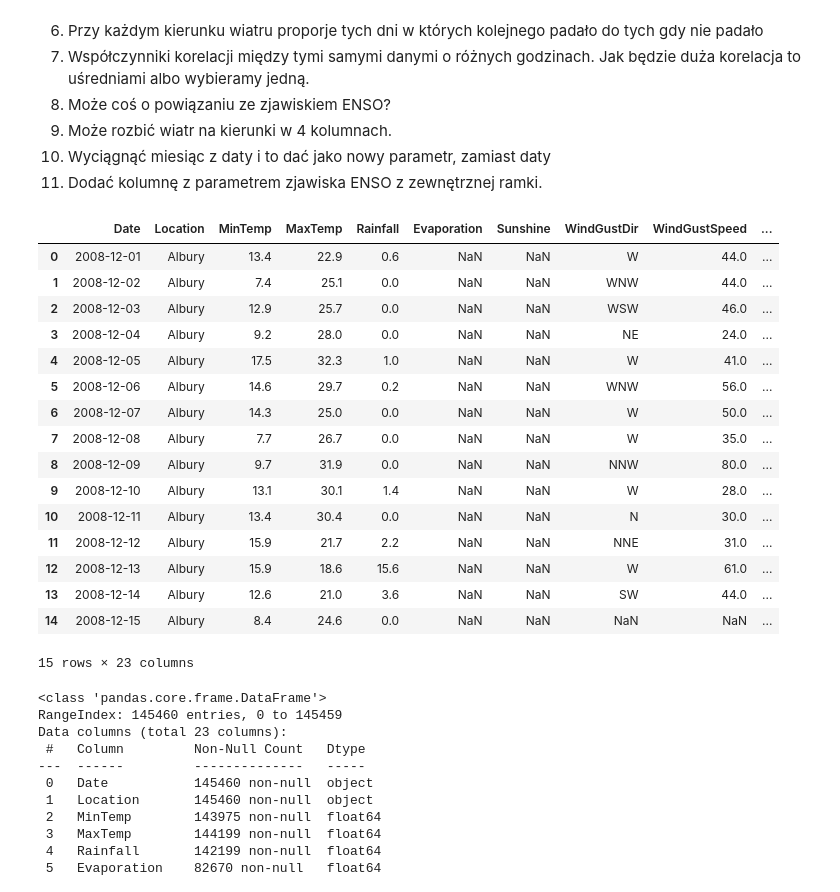
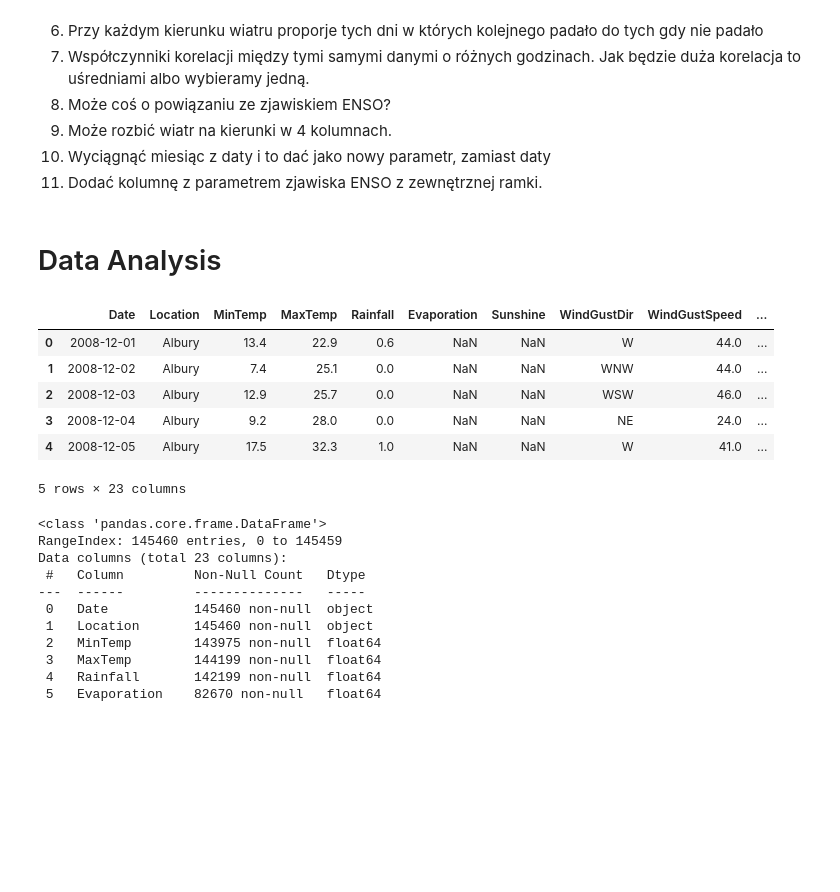
Before and after one commit to zielinskim04/IntroductionToMachineLearning, a Jupyter notebook: projekt_1.ipynb, the cells around one changed output. Drawn from its saved outputs; the diff is of its cells as text; code cells hidden in the pictures; blank space fills up the shorter version.

```diff
--- a/projekt_1.ipynb
+++ b/projekt_1.ipynb
@@ -20,22 +21,15 @@ data = pd.read_csv('weatherAUS.csv')
+# %%
+df = pd.read_csv('weatherAUS.csv')
+# %% [markdown]
+# Data Analysis
 # %%
-data.head(15)
-#data.tail()
+df.head()
 # %% [output]
 |  | Date | Location | MinTemp | MaxTemp | Rainfall | Evaporation | Sunshine | WindGustDir | WindGustSpeed | ... |
 | 0 | 2008-12-01 | Albury | 13.4 | 22.9 | 0.6 | NaN | NaN | W | 44.0 | ... |
 | 1 | 2008-12-02 | Albury | 7.4 | 25.1 | 0.0 | NaN | NaN | WNW | 44.0 | ... |
 | 2 | 2008-12-03 | Albury | 12.9 | 25.7 | 0.0 | NaN | NaN | WSW | 46.0 | ... |
 | 3 | 2008-12-04 | Albury | 9.2 | 28.0 | 0.0 | NaN | NaN | NE | 24.0 | ... |
 | 4 | 2008-12-05 | Albury | 17.5 | 32.3 | 1.0 | NaN | NaN | W | 41.0 | ... |
-| 5 | 2008-12-06 | Albury | 14.6 | 29.7 | 0.2 | NaN | NaN | WNW | 56.0 | ... |
-| 6 | 2008-12-07 | Albury | 14.3 | 25.0 | 0.0 | NaN | NaN | W | 50.0 | ... |
-| 7 | 2008-12-08 | Albury | 7.7 | 26.7 | 0.0 | NaN | NaN | W | 35.0 | ... |
-| 8 | 2008-12-09 | Albury | 9.7 | 31.9 | 0.0 | NaN | NaN | NNW | 80.0 | ... |
-| 9 | 2008-12-10 | Albury | 13.1 | 30.1 | 1.4 | NaN | NaN | W | 28.0 | ... |
-| 10 | 2008-12-11 | Albury | 13.4 | 30.4 | 0.0 | NaN | NaN | N | 30.0 | ... |
-| 11 | 2008-12-12 | Albury | 15.9 | 21.7 | 2.2 | NaN | NaN | NNE | 31.0 | ... |
-| 12 | 2008-12-13 | Albury | 15.9 | 18.6 | 15.6 | NaN | NaN | W | 61.0 | ... |
-| 13 | 2008-12-14 | Albury | 12.6 | 21.0 | 3.6 | NaN | NaN | SW | 44.0 | ... |
-| 14 | 2008-12-15 | Albury | 8.4 | 24.6 | 0.0 | NaN | NaN | NaN | NaN | ... |
-15 rows × 23 columns
+5 rows × 23 columns
 # %%
```
Also changed, not shown: parts of 7 cells of this notebook.
